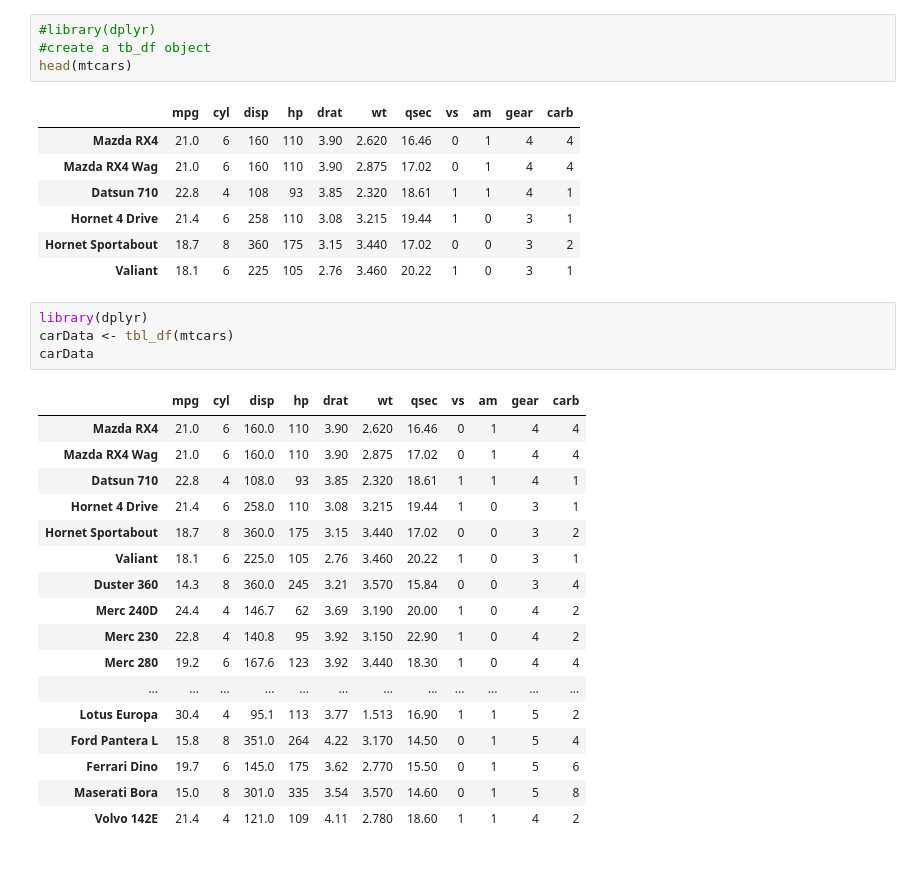
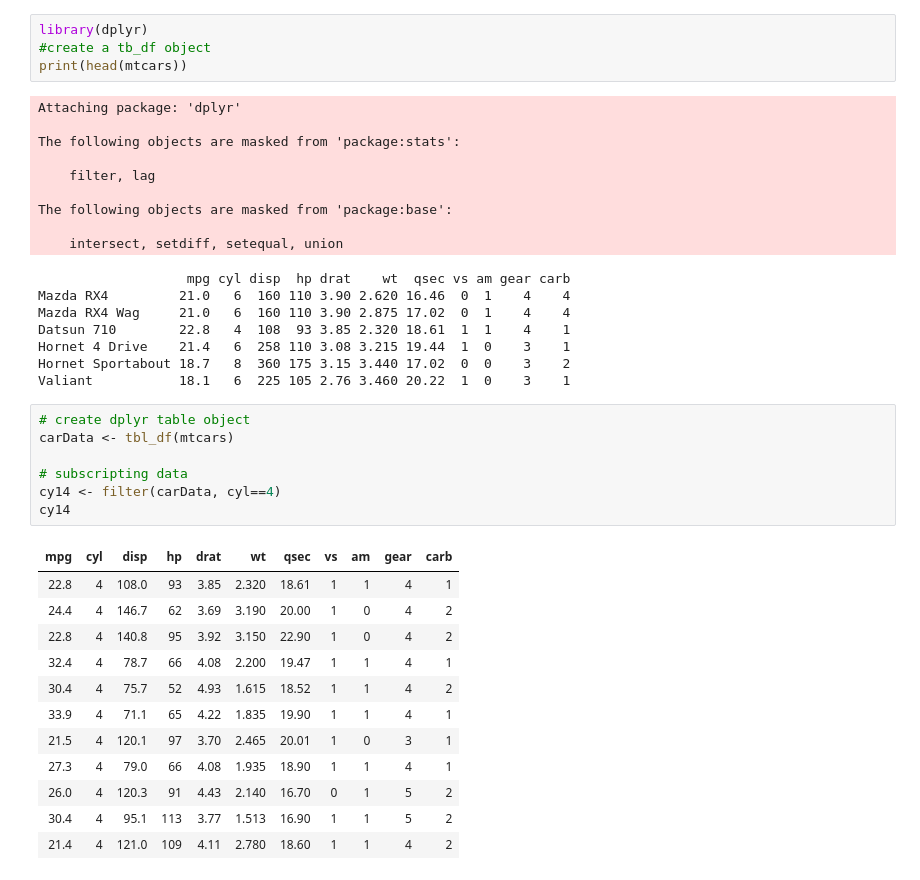
Before and after one commit to kabalaandrew/R, a Jupyter notebook: R-Effecient Data Handling in R.ipynb, the cells around one changed output. Cells and saved outputs as stored; diff of their text form.

Commit message:
Finalised changes to Effecient data handling

```diff
--- a/R-Effecient Data Handling in R.ipynb
+++ b/R-Effecient Data Handling in R.ipynb
@@ -1,34 +1,41 @@
 # %%
-#library(dplyr)
+library(dplyr)
 #create a tb_df object
-head(mtcars)
+print(head(mtcars))
 # %% [output]
-|  | mpg | cyl | disp | hp | drat | wt | qsec | vs | am | gear | carb |
-| Mazda RX4 | 21.0 | 6 | 160 | 110 | 3.90 | 2.620 | 16.46 | 0 | 1 | 4 | 4 |
-| Mazda RX4 Wag | 21.0 | 6 | 160 | 110 | 3.90 | 2.875 | 17.02 | 0 | 1 | 4 | 4 |
-| Datsun 710 | 22.8 | 4 | 108 | 93 | 3.85 | 2.320 | 18.61 | 1 | 1 | 4 | 1 |
-| Hornet 4 Drive | 21.4 | 6 | 258 | 110 | 3.08 | 3.215 | 19.44 | 1 | 0 | 3 | 1 |
-| Hornet Sportabout | 18.7 | 8 | 360 | 175 | 3.15 | 3.440 | 17.02 | 0 | 0 | 3 | 2 |
-| Valiant | 18.1 | 6 | 225 | 105 | 2.76 | 3.460 | 20.22 | 1 | 0 | 3 | 1 |
+Attaching package: 'dplyr'
+
+The following objects are masked from 'package:stats':
+
+    filter, lag
+
+The following objects are masked from 'package:base':
+
+    intersect, setdiff, setequal, union
+                   mpg cyl disp  hp drat    wt  qsec vs am gear carb
+Mazda RX4         21.0   6  160 110 3.90 2.620 16.46  0  1    4    4
+Mazda RX4 Wag     21.0   6  160 110 3.90 2.875 17.02  0  1    4    4
+Datsun 710        22.8   4  108  93 3.85 2.320 18.61  1  1    4    1
+Hornet 4 Drive    21.4   6  258 110 3.08 3.215 19.44  1  0    3    1
+Hornet Sportabout 18.7   8  360 175 3.15 3.440 17.02  0  0    3    2
+Valiant           18.1   6  225 105 2.76 3.460 20.22  1  0    3    1
 # %%
-library(dplyr)
+# create dplyr table object
 carData <- tbl_df(mtcars)
-carData
+
+# subscripting data
+cy14 <- filter(carData, cyl==4)
+cy14
 # %% [output]
-|  | mpg | cyl | disp | hp | drat | wt | qsec | vs | am | gear | carb |
-| Mazda RX4 | 21.0 | 6 | 160.0 | 110 | 3.90 | 2.620 | 16.46 | 0 | 1 | 4 | 4 |
-| Mazda RX4 Wag | 21.0 | 6 | 160.0 | 110 | 3.90 | 2.875 | 17.02 | 0 | 1 | 4 | 4 |
-| Datsun 710 | 22.8 | 4 | 108.0 | 93 | 3.85 | 2.320 | 18.61 | 1 | 1 | 4 | 1 |
-| Hornet 4 Drive | 21.4 | 6 | 258.0 | 110 | 3.08 | 3.215 | 19.44 | 1 | 0 | 3 | 1 |
-| Hornet Sportabout | 18.7 | 8 | 360.0 | 175 | 3.15 | 3.440 | 17.02 | 0 | 0 | 3 | 2 |
-| Valiant | 18.1 | 6 | 225.0 | 105 | 2.76 | 3.460 | 20.22 | 1 | 0 | 3 | 1 |
-| Duster 360 | 14.3 | 8 | 360.0 | 245 | 3.21 | 3.570 | 15.84 | 0 | 0 | 3 | 4 |
-| Merc 240D | 24.4 | 4 | 146.7 | 62 | 3.69 | 3.190 | 20.00 | 1 | 0 | 4 | 2 |
-| Merc 230 | 22.8 | 4 | 140.8 | 95 | 3.92 | 3.150 | 22.90 | 1 | 0 | 4 | 2 |
-| Merc 280 | 19.2 | 6 | 167.6 | 123 | 3.92 | 3.440 | 18.30 | 1 | 0 | 4 | 4 |
-| ... | ... | ... | ... | ... | ... | ... | ... | ... | ... | ... | ... |
-| Lotus Europa | 30.4 | 4 | 95.1 | 113 | 3.77 | 1.513 | 16.90 | 1 | 1 | 5 | 2 |
-| Ford Pantera L | 15.8 | 8 | 351.0 | 264 | 4.22 | 3.170 | 14.50 | 0 | 1 | 5 | 4 |
-| Ferrari Dino | 19.7 | 6 | 145.0 | 175 | 3.62 | 2.770 | 15.50 | 0 | 1 | 5 | 6 |
-| Maserati Bora | 15.0 | 8 | 301.0 | 335 | 3.54 | 3.570 | 14.60 | 0 | 1 | 5 | 8 |
-| Volvo 142E | 21.4 | 4 | 121.0 | 109 | 4.11 | 2.780 | 18.60 | 1 | 1 | 4 | 2 |
+| mpg | cyl | disp | hp | drat | wt | qsec | vs | am | gear | carb |
+| 22.8 | 4 | 108.0 | 93 | 3.85 | 2.320 | 18.61 | 1 | 1 | 4 | 1 |
+| 24.4 | 4 | 146.7 | 62 | 3.69 | 3.190 | 20.00 | 1 | 0 | 4 | 2 |
+| 22.8 | 4 | 140.8 | 95 | 3.92 | 3.150 | 22.90 | 1 | 0 | 4 | 2 |
+| 32.4 | 4 | 78.7 | 66 | 4.08 | 2.200 | 19.47 | 1 | 1 | 4 | 1 |
+| 30.4 | 4 | 75.7 | 52 | 4.93 | 1.615 | 18.52 | 1 | 1 | 4 | 2 |
+| 33.9 | 4 | 71.1 | 65 | 4.22 | 1.835 | 19.90 | 1 | 1 | 4 | 1 |
+| 21.5 | 4 | 120.1 | 97 | 3.70 | 2.465 | 20.01 | 1 | 0 | 3 | 1 |
+| 27.3 | 4 | 79.0 | 66 | 4.08 | 1.935 | 18.90 | 1 | 1 | 4 | 1 |
+| 26.0 | 4 | 120.3 | 91 | 4.43 | 2.140 | 16.70 | 0 | 1 | 5 | 2 |
+| 30.4 | 4 | 95.1 | 113 | 3.77 | 1.513 | 16.90 | 1 | 1 | 5 | 2 |
+| 21.4 | 4 | 121.0 | 109 | 4.11 | 2.780 | 18.60 | 1 | 1 | 4 | 2 |
```
Also changed, not shown: parts of 43 cells of this notebook, 2 other files.
